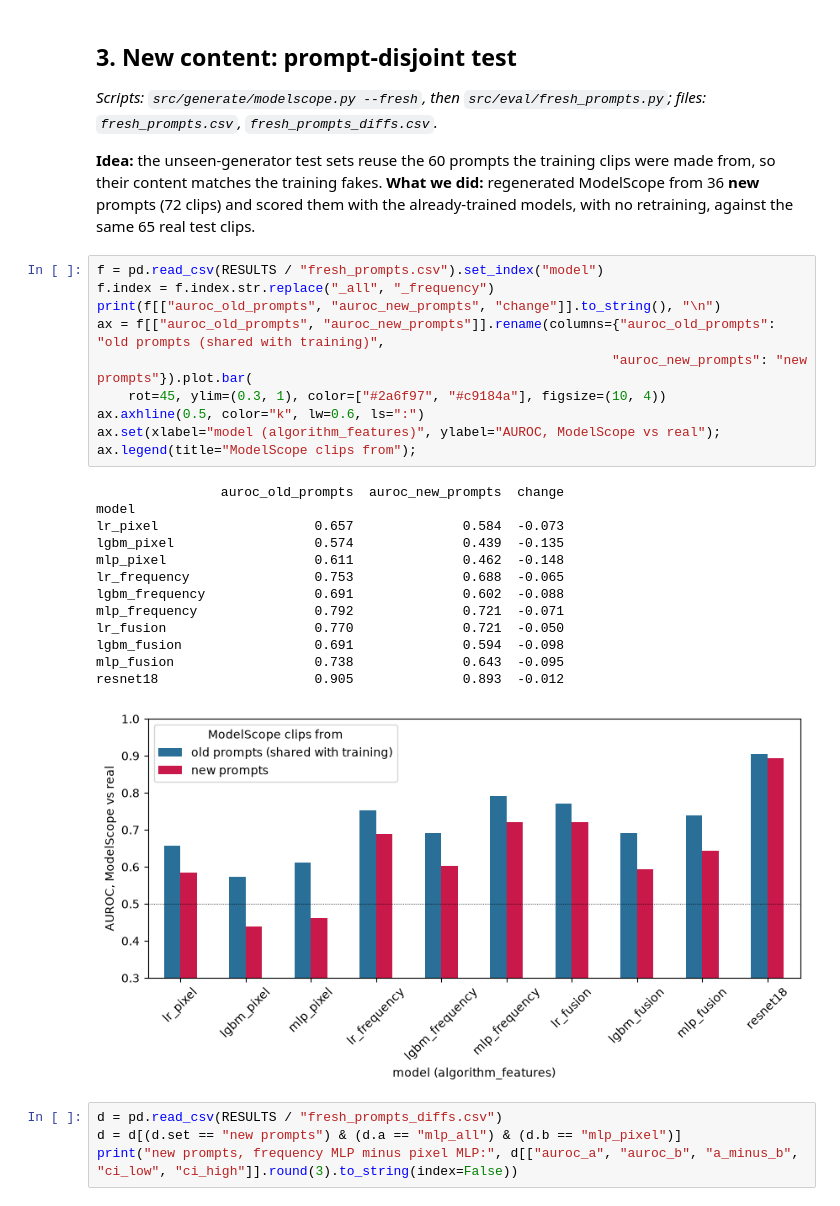
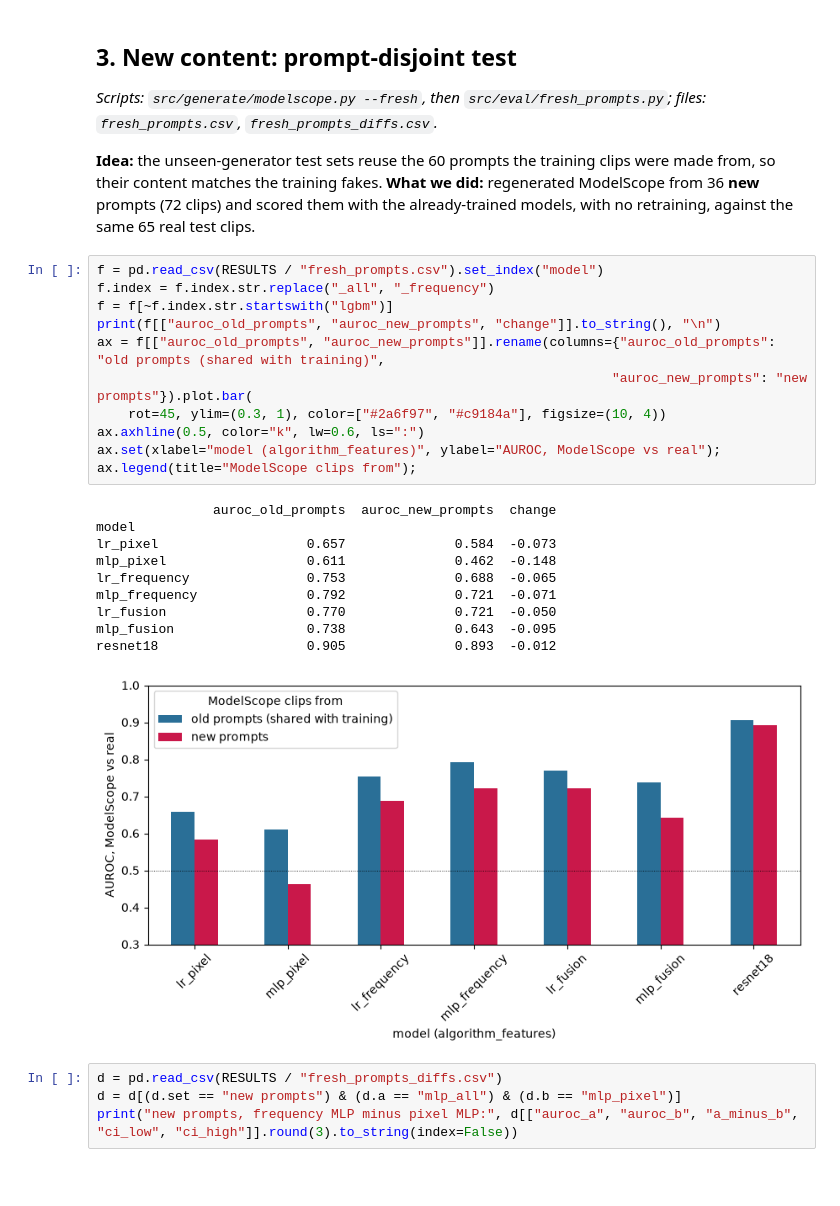
Before and after one commit to Astitva-Garg/Detection-of-AI-Generated-Video-via-Frequency-Domain, a Jupyter notebook: novelty.ipynb, the cells around one changed output. Drawn from its saved outputs; the diff is of its cells as text; blank space fills up the shorter version.

```diff
--- a/novelty.ipynb
+++ b/novelty.ipynb
@@ -92,26 +81,24 @@ lgbm_temporal shuffled           0.909          0.711  -0.198
 # %%
 f = pd.read_csv(RESULTS / "fresh_prompts.csv").set_index("model")
 f.index = f.index.str.replace("_all", "_frequency")
+f = f[~f.index.str.startswith("lgbm")]
 print(f[["auroc_old_prompts", "auroc_new_prompts", "change"]].to_string(), "\n")
 ax = f[["auroc_old_prompts", "auroc_new_prompts"]].rename(columns={"auroc_old_prompts": "old prompts (shared with training)",
                                                                   "auroc_new_prompts": "new prompts"}).plot.bar(
     rot=45, ylim=(0.3, 1), color=["#2a6f97", "#c9184a"], figsize=(10, 4))
 ax.axhline(0.5, color="k", lw=0.6, ls=":")
 ax.set(xlabel="model (algorithm_features)", ylabel="AUROC, ModelScope vs real"); ax.legend(title="ModelScope clips from");
 # %% [output]
-                auroc_old_prompts  auroc_new_prompts  change
+               auroc_old_prompts  auroc_new_prompts  change
 model
-lr_pixel                    0.657              0.584  -0.073
-lgbm_pixel                  0.574              0.439  -0.135
-mlp_pixel                   0.611              0.462  -0.148
-lr_frequency                0.753              0.688  -0.065
-lgbm_frequency              0.691              0.602  -0.088
-mlp_frequency               0.792              0.721  -0.071
-lr_fusion                   0.770              0.721  -0.050
-lgbm_fusion                 0.691              0.594  -0.098
-mlp_fusion                  0.738              0.643  -0.095
-resnet18                    0.905              0.893  -0.012
+lr_pixel                   0.657              0.584  -0.073
+mlp_pixel                  0.611              0.462  -0.148
+lr_frequency               0.753              0.688  -0.065
+mlp_frequency              0.792              0.721  -0.071
+lr_fusion                  0.770              0.721  -0.050
+mlp_fusion                 0.738              0.643  -0.095
+resnet18                   0.905              0.893  -0.012
-[figure, old version]
+[figure, new version]
 # %%
 d = pd.read_csv(RESULTS / "fresh_prompts_diffs.csv")
 d = d[(d.set == "new prompts") & (d.a == "mlp_all") & (d.b == "mlp_pixel")]
```
Also changed, not shown: parts of 5 cells of this notebook.
